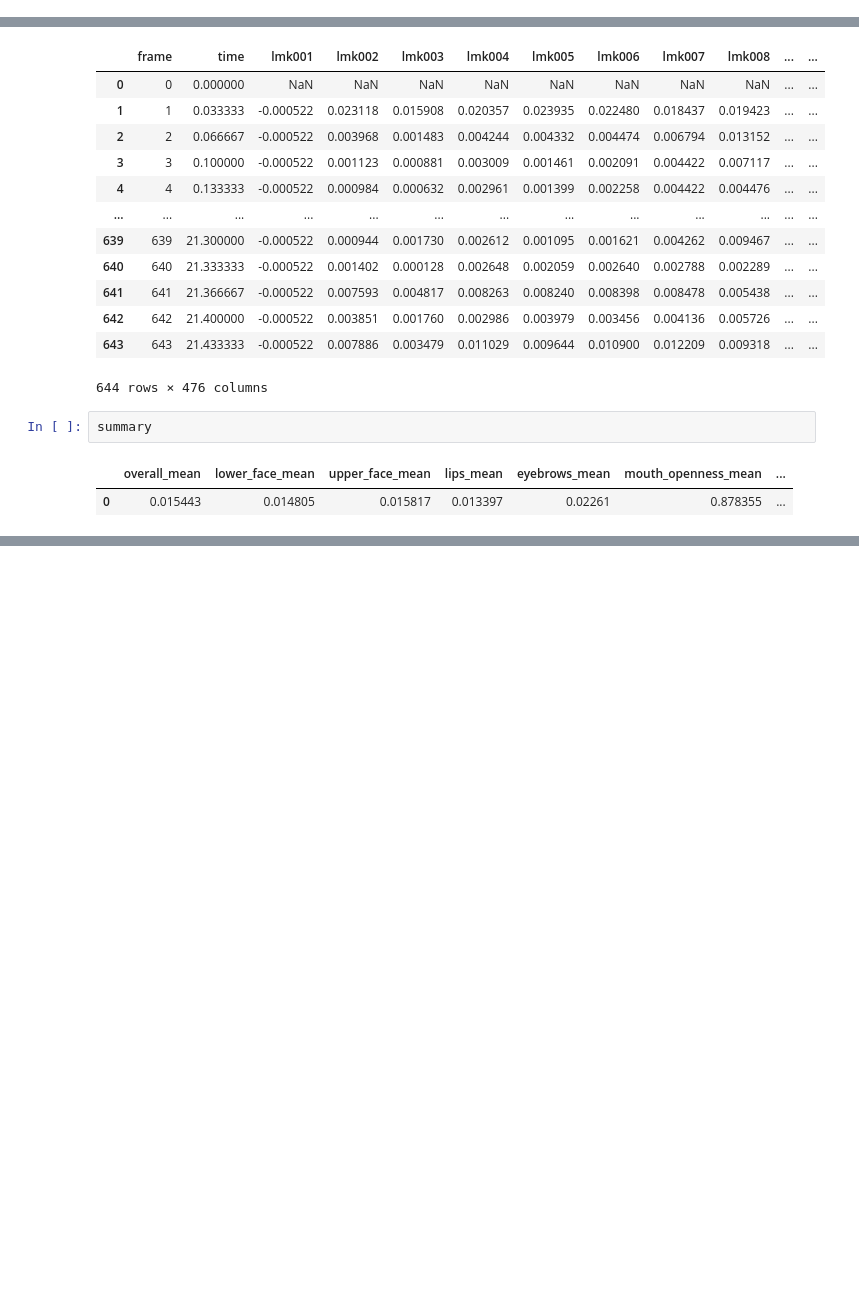
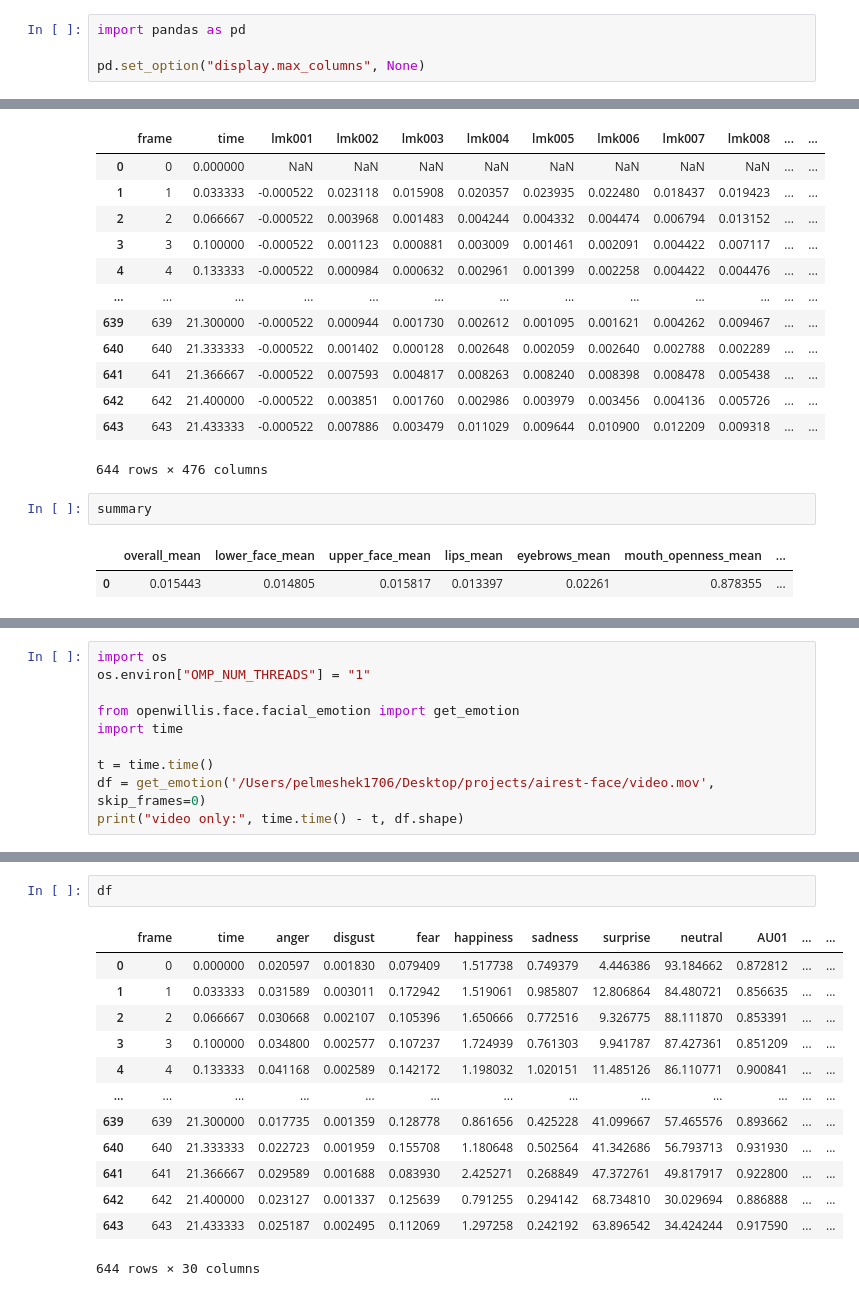
Before and after one commit to Pelmeshek1706/emora, a Jupyter notebook: demo_openwillis_face.ipynb, the cells around one changed output, grey strips where cells are left out. Saved outputs shown, nothing was run; the diff lists cells and outputs as text; blank space fills up the shorter version.

```diff
--- a/demo_openwillis_face.ipynb
+++ b/demo_openwillis_face.ipynb
@@ -4,6 +4,10 @@
 Run this notebook with the `Python (airest-voice)` kernel after setup from `README.md`.
 
 This notebook runs the demo call exactly as requested.
+# %%
+import pandas as pd
+
+pd.set_option("display.max_columns", None)
 # %%
 import openwillis.face as ef
 
@@ -73,0 +211,10 @@ summary.head()
+# %%
+import os
+os.environ["OMP_NUM_THREADS"] = "1"
+
+from openwillis.face.facial_emotion import get_emotion
+import time
+
+t = time.time()
+df = get_emotion('/Users/pelmeshek1706/Desktop/projects/airest-face/video.mov', skip_frames=0)
+print("video only:", time.time() - t, df.shape)
@@ -73,0 +240,16 @@ summary.head()
+# %%
+df
+# %% [output]
+|  | frame | time | anger | disgust | fear | happiness | sadness | surprise | neutral | AU01 | ... | ... |
+| 0 | 0 | 0.000000 | 0.020597 | 0.001830 | 0.079409 | 1.517738 | 0.749379 | 4.446386 | 93.184662 | 0.872812 | ... | ... |
+| 1 | 1 | 0.033333 | 0.031589 | 0.003011 | 0.172942 | 1.519061 | 0.985807 | 12.806864 | 84.480721 | 0.856635 | ... | ... |
+| 2 | 2 | 0.066667 | 0.030668 | 0.002107 | 0.105396 | 1.650666 | 0.772516 | 9.326775 | 88.111870 | 0.853391 | ... | ... |
+| 3 | 3 | 0.100000 | 0.034800 | 0.002577 | 0.107237 | 1.724939 | 0.761303 | 9.941787 | 87.427361 | 0.851209 | ... | ... |
+| 4 | 4 | 0.133333 | 0.041168 | 0.002589 | 0.142172 | 1.198032 | 1.020151 | 11.485126 | 86.110771 | 0.900841 | ... | ... |
+| ... | ... | ... | ... | ... | ... | ... | ... | ... | ... | ... | ... | ... |
+| 639 | 639 | 21.300000 | 0.017735 | 0.001359 | 0.128778 | 0.861656 | 0.425228 | 41.099667 | 57.465576 | 0.893662 | ... | ... |
+| 640 | 640 | 21.333333 | 0.022723 | 0.001959 | 0.155708 | 1.180648 | 0.502564 | 41.342686 | 56.793713 | 0.931930 | ... | ... |
+| 641 | 641 | 21.366667 | 0.029589 | 0.001688 | 0.083930 | 2.425271 | 0.268849 | 47.372761 | 49.817917 | 0.922800 | ... | ... |
+| 642 | 642 | 21.400000 | 0.023127 | 0.001337 | 0.125639 | 0.791255 | 0.294142 | 68.734810 | 30.029694 | 0.886888 | ... | ... |
+| 643 | 643 | 21.433333 | 0.025187 | 0.002495 | 0.112069 | 1.297258 | 0.242192 | 63.896542 | 34.424244 | 0.917590 | ... | ... |
+644 rows × 30 columns
```
Also changed, not shown: parts of 14 cells of this notebook, 3 other files.
